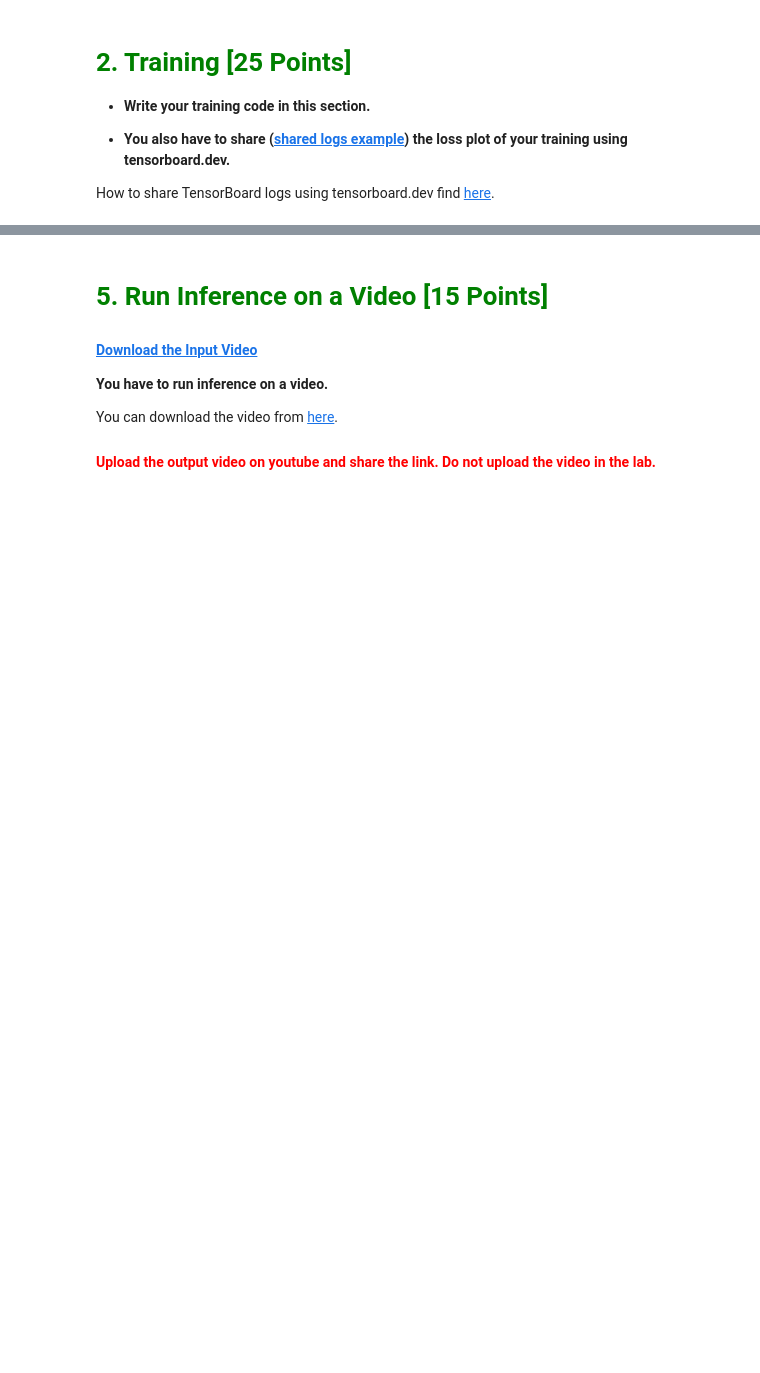
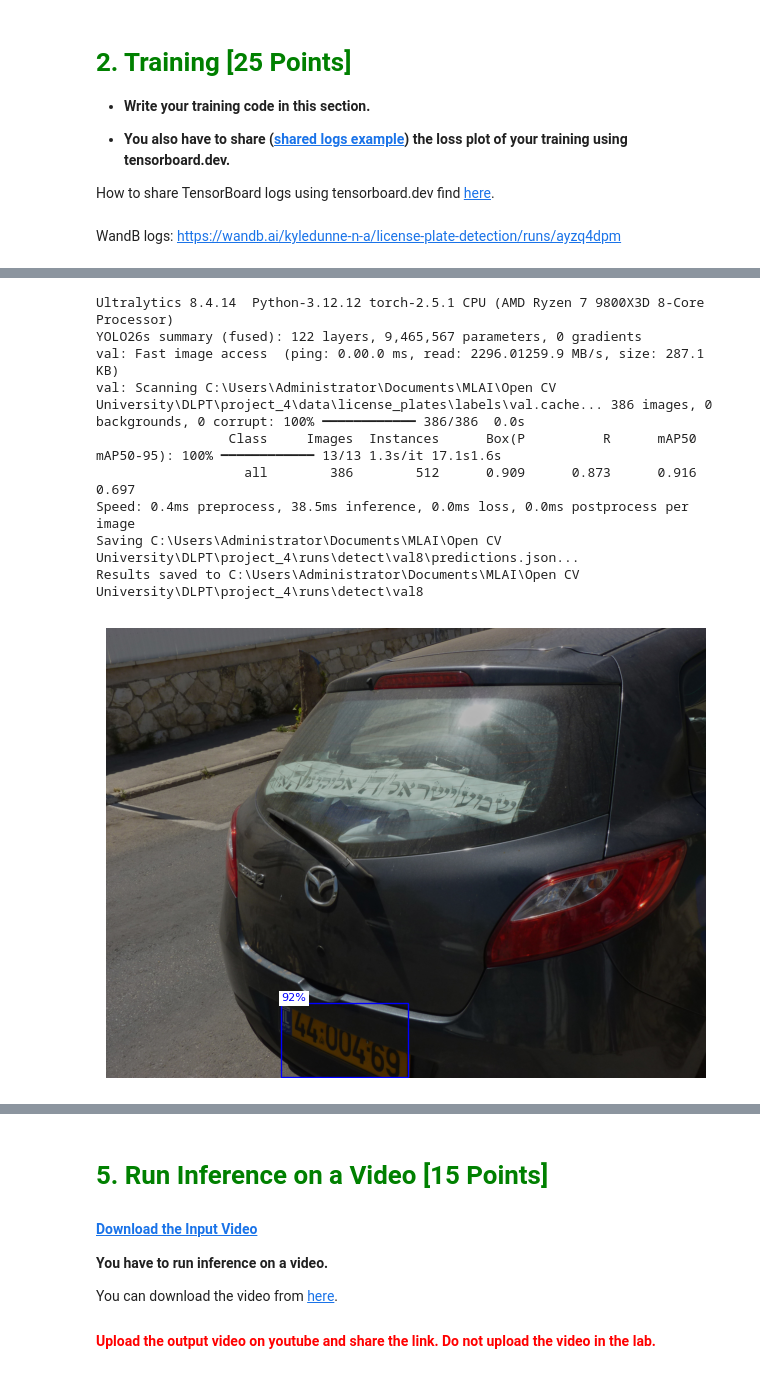
Before and after one commit to kyledunne/license-plate-detection, a Jupyter notebook: Project4_object_detection.ipynb, the cells around one changed output, grey strips where cells are left out. Cells and saved outputs as stored; diff of their text form; code cells hidden in the pictures; blank space fills up the shorter version.

```diff
--- a/Project4_object_detection.ipynb
+++ b/Project4_object_detection.ipynb
@@ -85,3 +334,6 @@ How to share TensorBoard logs using tensorboard.dev find [here](https://courses.
+# %% [markdown]
+WandB logs:
+https://wandb.ai/kyledunne-n-a/license-plate-detection/runs/ayzq4dpm
 # %% [markdown]
 #  <font style="color:green">3. Inference [15 Points]</font>
 
@@ -100,0 +388,29 @@ The plotted images should be similar to the following:
+# %%
+def predict_yolo_with_visualizations(num_to_visualize=3):
+    predictions = predict_yolo()
+
+    indices = np.random.choice(len(predictions), num_to_visualize, replace=False)
+    subset = [predictions[i] for i in indices]
+
+    images = [cv2.cvtColor(r.orig_img, cv2.COLOR_BGR2RGB) for r in subset]
+    pred_bounding_boxes = [r.boxes.xywhn.cpu().numpy().tolist() for r in subset]
+    pred_boxes_confidence = [r.boxes.conf.cpu().numpy().tolist() for r in subset]
+
+    plot_images_with_bounding_boxes(
+        images,
+        pred_bounding_boxes=pred_bounding_boxes,
+        pred_boxes_confidence=pred_boxes_confidence,
+    )
+# %%
+predict_yolo_with_visualizations()
+# %% [output]
+Ultralytics 8.4.14  Python-3.12.12 torch-2.5.1 CPU (AMD Ryzen 7 9800X3D 8-Core Processor)
+YOLO26s summary (fused): 122 layers, 9,465,567 parameters, 0 gradients
+val: Fast image access  (ping: 0.00.0 ms, read: 2296.01259.9 MB/s, size: 287.1 KB)
+val: Scanning C:\Users\Administrator\Documents\MLAI\Open CV University\DLPT\project_4\data\license_plates\labels\val.cache... 386 images, 0 backgrounds, 0 corrupt: 100% ━━━━━━━━━━━━ 386/386  0.0s
+                 Class     Images  Instances      Box(P          R      mAP50  mAP50-95): 100% ━━━━━━━━━━━━ 13/13 1.3s/it 17.1s1.6s
+                   all        386        512      0.909      0.873      0.916      0.697
+Speed: 0.4ms preprocess, 38.5ms inference, 0.0ms loss, 0.0ms postprocess per image
+Saving C:\Users\Administrator\Documents\MLAI\Open CV University\DLPT\project_4\runs\detect\val8\predictions.json...
+Results saved to C:\Users\Administrator\Documents\MLAI\Open CV University\DLPT\project_4\runs\detect\val8
+[figure, added]
```
Also changed, not shown: parts of 21 cells of this notebook.
